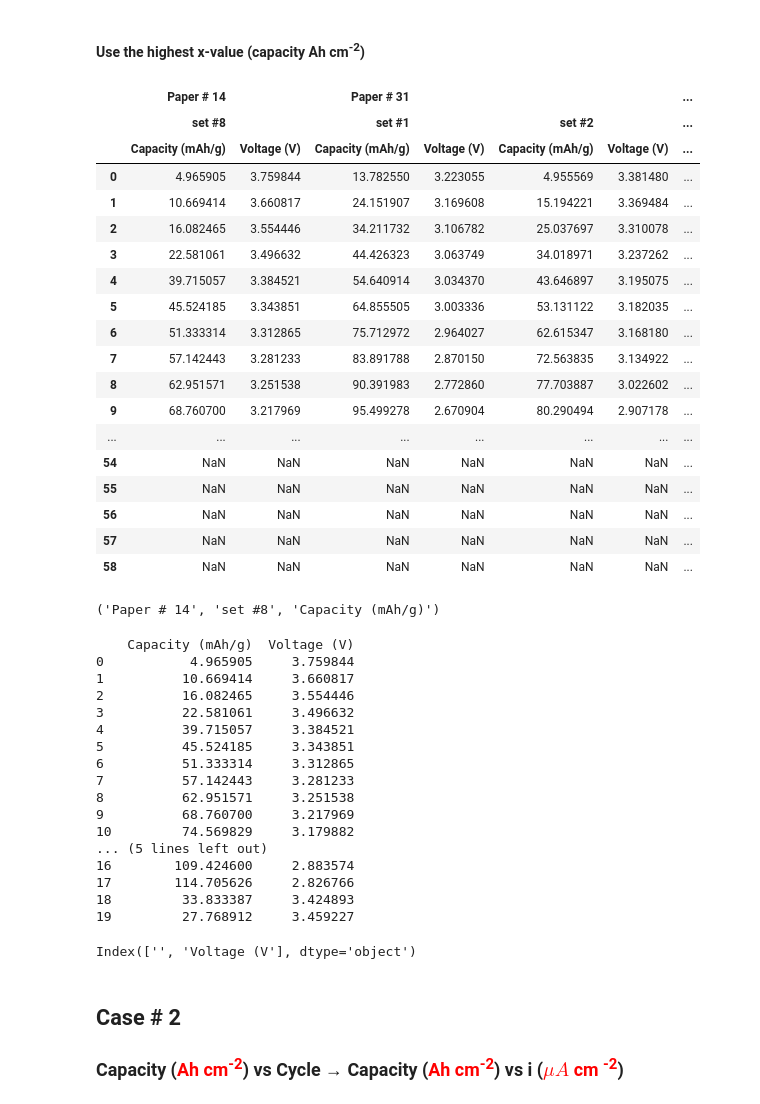
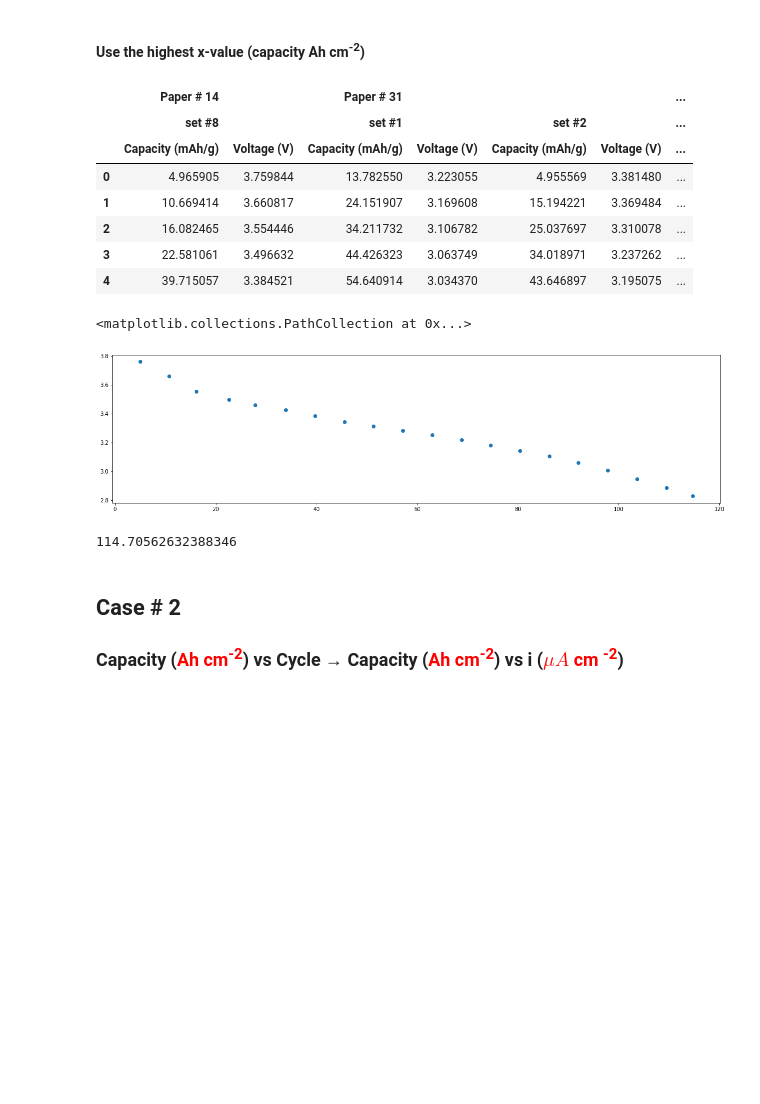
Before and after one commit to BatteryDesign/BatteryRateCap, a Jupyter notebook: Data_Conversion_v1.ipynb, the cells around one changed output. Saved outputs shown, nothing was run; the diff lists cells and outputs as text; code cells hidden in the pictures; blank space fills up the shorter version.

```diff
--- a/Data_Conversion_v1.ipynb
+++ b/Data_Conversion_v1.ipynb
@@ -27,58 +27,40 @@ def potential_rate(n):
 # %%
 df1 = pd.read_excel('3D_Battery_Performance_Log.xls', sheet_name = '1_Discharge (Cover2)', header = [0,1,2])
 # %%
-df1
+df1.head()
 # %% [output]
 |  | Paper # 14 |  | Paper # 31 |  |  |  | ... |
 |  | set #8 |  | set #1 |  | set #2 |  | ... |
 |  | Capacity (mAh/g) | Voltage (V) | Capacity (mAh/g) | Voltage (V) | Capacity (mAh/g) | Voltage (V) | ... |
 | 0 | 4.965905 | 3.759844 | 13.782550 | 3.223055 | 4.955569 | 3.381480 | ... |
 | 1 | 10.669414 | 3.660817 | 24.151907 | 3.169608 | 15.194221 | 3.369484 | ... |
 | 2 | 16.082465 | 3.554446 | 34.211732 | 3.106782 | 25.037697 | 3.310078 | ... |
 | 3 | 22.581061 | 3.496632 | 44.426323 | 3.063749 | 34.018971 | 3.237262 | ... |
 | 4 | 39.715057 | 3.384521 | 54.640914 | 3.034370 | 43.646897 | 3.195075 | ... |
-| 5 | 45.524185 | 3.343851 | 64.855505 | 3.003336 | 53.131122 | 3.182035 | ... |
-| 6 | 51.333314 | 3.312865 | 75.712972 | 2.964027 | 62.615347 | 3.168180 | ... |
-| 7 | 57.142443 | 3.281233 | 83.891788 | 2.870150 | 72.563835 | 3.134922 | ... |
-| 8 | 62.951571 | 3.251538 | 90.391983 | 2.772860 | 77.703887 | 3.022602 | ... |
-| 9 | 68.760700 | 3.217969 | 95.499278 | 2.670904 | 80.290494 | 2.907178 | ... |
-| ... | ... | ... | ... | ... | ... | ... | ... |
-| 54 | NaN | NaN | NaN | NaN | NaN | NaN | ... |
-| 55 | NaN | NaN | NaN | NaN | NaN | NaN | ... |
-| 56 | NaN | NaN | NaN | NaN | NaN | NaN | ... |
-| 57 | NaN | NaN | NaN | NaN | NaN | NaN | ... |
-| 58 | NaN | NaN | NaN | NaN | NaN | NaN | ... |
 # %%
-df1.columns[0]
+x1 = df1.iloc[:,0]
+y1 = df1.iloc[:,1]
-# %% [output]
-('Paper # 14', 'set #8', 'Capacity (mAh/g)')
 # %%
-paper14_set8 = df1['Paper # 14']['set #8'].head(20)
-print(paper14_set8)
+
+matplotlib.rcParams.update({'font.size': 10})
+fig = plt.figure(figsize=(20, 5))
+
+
+plt.scatter(x1,y1)
 # %% [output]
-    Capacity (mAh/g)  Voltage (V)
-0           4.965905     3.759844
-1          10.669414     3.660817
-2          16.082465     3.554446
-3          22.581061     3.496632
-4          39.715057     3.384521
-5          45.524185     3.343851
-6          51.333314     3.312865
-7          57.142443     3.281233
-8          62.951571     3.251538
-9          68.760700     3.217969
-10         74.569829     3.179882
-... (5 lines left out)
-16        109.424600     2.883574
-17        114.705626     2.826766
-18         33.833387     3.424893
-19         27.768912     3.459227
+<matplotlib.collections.PathCollection at 0x...>
+[figure, added]
 # %%
-x1 = paper14_set8.columns.str.strip('Capacity (mAh/g)')
-y1 = paper14_set8.columns.str.strip('Voltage (V)')
-x1
+def highest_cap(caplist):
+    max = caplist[0]
+    for n in caplist:
+        if n > max :
+            max = n
+    return max
-# %% [output]
-Index(['', 'Voltage (V'], dtype='object')
+# %%
+highest_cap(x1) #Need iterations for this
+# %% [output]
+114.70562632388346
 # %% [markdown]
 ## Case # 2
 
```
Also changed, not shown: parts of 12 cells of this notebook.
